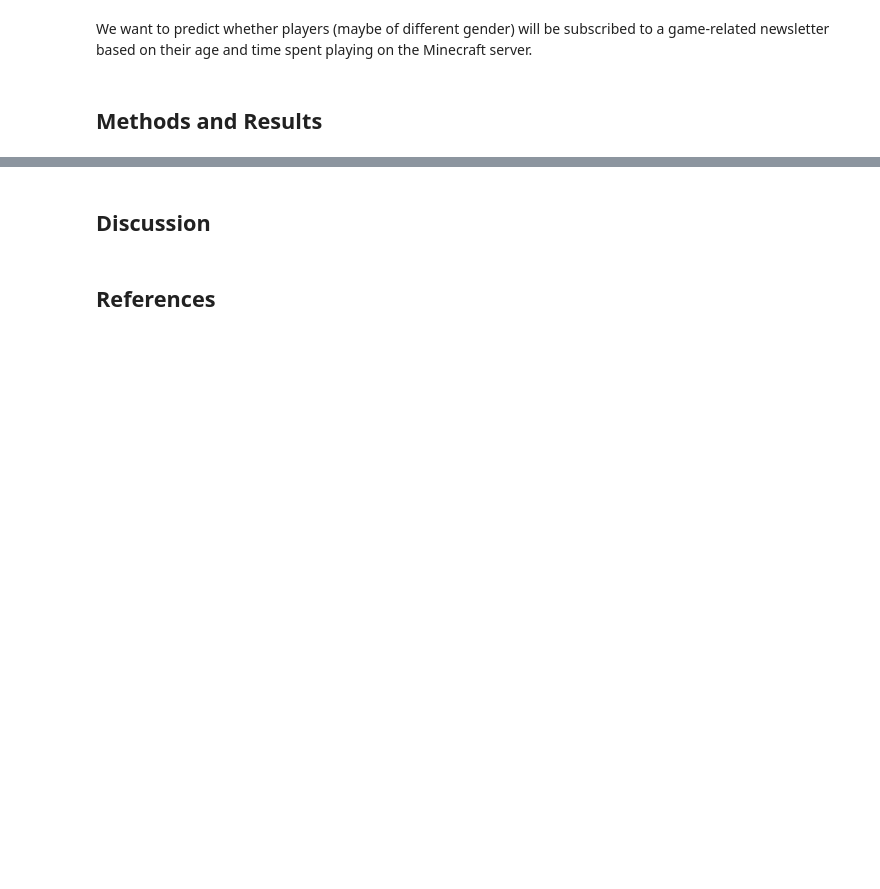
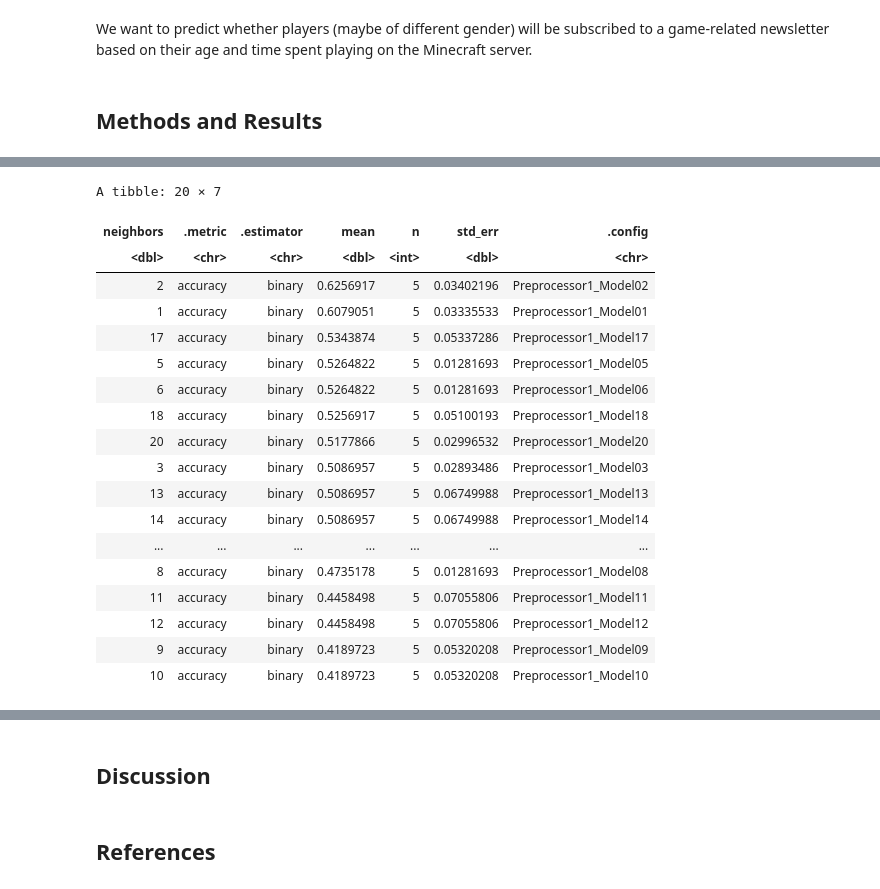
Before and after one commit to TW963/DSCI-100-Group-Project, a Jupyter notebook: Group15File.ipynb, the cells around one changed output, grey strips where cells are left out. Cells and saved outputs as stored; diff of their text form; code cells hidden in the pictures; blank space fills up the shorter version.

```diff
--- a/Group15File.ipynb
+++ b/Group15File.ipynb
@@ -32,0 +148,27 @@ We want to predict whether players (maybe of different gender) will be subscribe
+# %%
+set.seed(1)
+
+players_recipe <- recipe(subscribe~., data=players_training) |>
+    step_upsample(subscribe, over_ratio=1, skip=TRUE) |>
+    step_center(all_predictors()) |>
+    step_scale(all_predictors())
+players_recipe
+
+knn_spec <- nearest_neighbor(weight_func = "rectangular", neighbors = tune()) |>
+  set_engine("kknn") |>
+  set_mode("classification")
+knn_spec
+
+players_vfold <- vfold_cv(players_training, v=5, strata=subscribe)
+
+k_vals <- tibble(neighbors=seq(from=1, to=20, by=1))
+
+
+
+
+# accuracy_vs_k <- ggplot(knn_fit, aes(x = neighbors, y = mean)) +
+# 	geom_point() +
+# 	geom_line() +
+# 	labs(x = "Neighbors", y = "Accuracy Estimate") +
+# 	theme(text = element_text(size = 12))
+# accuracy_vs_k
@@ -32,0 +203,29 @@ We want to predict whether players (maybe of different gender) will be subscribe
+# %%
+training_metrics <- workflow() |>
+    add_recipe(players_recipe) |>
+    add_model(knn_spec) |>
+    tune_grid(resamples=players_vfold, grid=k_vals) |>
+        collect_metrics() |>
+        filter(.metric=="accuracy") |>
+        arrange(desc(mean))
+training_metrics
+# %% [output]
+A tibble: 20 × 7
+| neighbors | .metric | .estimator | mean | n | std_err | .config |
+| <dbl> | <chr> | <chr> | <dbl> | <int> | <dbl> | <chr> |
+| 2 | accuracy | binary | 0.6256917 | 5 | 0.03402196 | Preprocessor1_Model02 |
+| 1 | accuracy | binary | 0.6079051 | 5 | 0.03335533 | Preprocessor1_Model01 |
+| 17 | accuracy | binary | 0.5343874 | 5 | 0.05337286 | Preprocessor1_Model17 |
+| 5 | accuracy | binary | 0.5264822 | 5 | 0.01281693 | Preprocessor1_Model05 |
+| 6 | accuracy | binary | 0.5264822 | 5 | 0.01281693 | Preprocessor1_Model06 |
+| 18 | accuracy | binary | 0.5256917 | 5 | 0.05100193 | Preprocessor1_Model18 |
+| 20 | accuracy | binary | 0.5177866 | 5 | 0.02996532 | Preprocessor1_Model20 |
+| 3 | accuracy | binary | 0.5086957 | 5 | 0.02893486 | Preprocessor1_Model03 |
+| 13 | accuracy | binary | 0.5086957 | 5 | 0.06749988 | Preprocessor1_Model13 |
+| 14 | accuracy | binary | 0.5086957 | 5 | 0.06749988 | Preprocessor1_Model14 |
+| ... | ... | ... | ... | ... | ... | ... |
+| 8 | accuracy | binary | 0.4735178 | 5 | 0.01281693 | Preprocessor1_Model08 |
+| 11 | accuracy | binary | 0.4458498 | 5 | 0.07055806 | Preprocessor1_Model11 |
+| 12 | accuracy | binary | 0.4458498 | 5 | 0.07055806 | Preprocessor1_Model12 |
+| 9 | accuracy | binary | 0.4189723 | 5 | 0.05320208 | Preprocessor1_Model09 |
+| 10 | accuracy | binary | 0.4189723 | 5 | 0.05320208 | Preprocessor1_Model10 |
```
Also changed, not shown: parts of 12 cells of this notebook.
